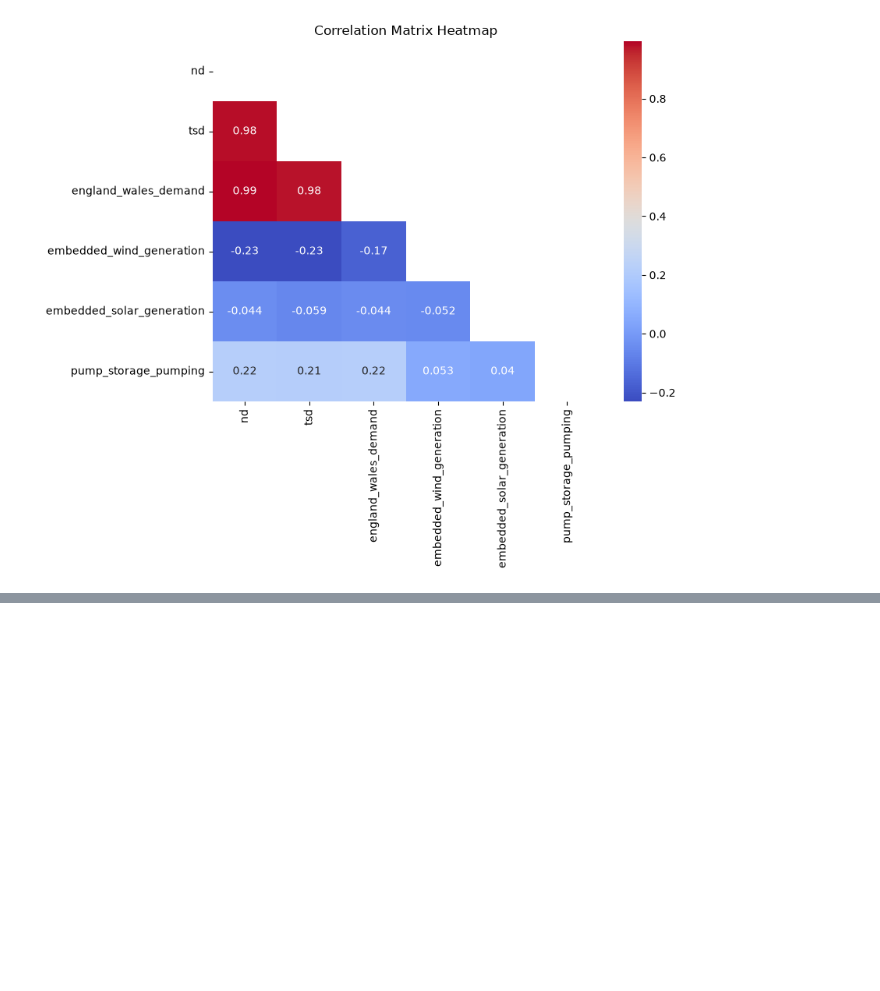
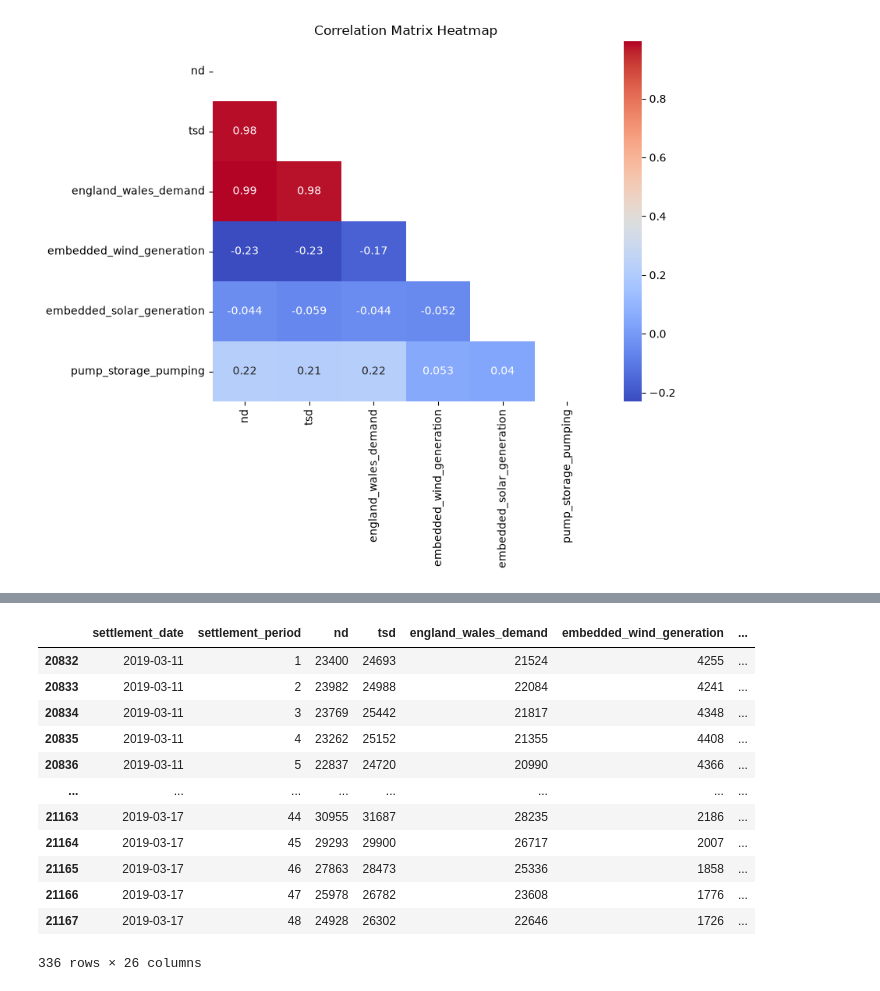
Before and after one commit to jag5m33/py_elec_grid_anomaly, a Jupyter notebook: notebooks/eda.ipynb, the cells around one changed output, grey strips where cells are left out. Saved outputs shown, nothing was run; the diff lists cells and outputs as text; code cells hidden in the pictures; blank space fills up the shorter version.

```diff
--- a/notebooks/eda.ipynb
+++ b/notebooks/eda.ipynb
@@ -760,0 +956,21 @@ plt.show()
+# %%
+one_week = df_merged[
+    (df_merged['timestamp'].dt.month.isin([3]))&
+    (df_merged['timestamp'].dt.year.isin([2019]))&
+    (df_merged['timestamp'].dt.day.isin([11,12,13,14,15,16,17]))
+]
+one_week # corerct 336 rows
+# %% [output]
+|  | settlement_date | settlement_period | nd | tsd | england_wales_demand | embedded_wind_generation | ... |
+| 20832 | 2019-03-11 | 1 | 23400 | 24693 | 21524 | 4255 | ... |
+| 20833 | 2019-03-11 | 2 | 23982 | 24988 | 22084 | 4241 | ... |
+| 20834 | 2019-03-11 | 3 | 23769 | 25442 | 21817 | 4348 | ... |
+| 20835 | 2019-03-11 | 4 | 23262 | 25152 | 21355 | 4408 | ... |
+| 20836 | 2019-03-11 | 5 | 22837 | 24720 | 20990 | 4366 | ... |
+| ... | ... | ... | ... | ... | ... | ... | ... |
+| 21163 | 2019-03-17 | 44 | 30955 | 31687 | 28235 | 2186 | ... |
+| 21164 | 2019-03-17 | 45 | 29293 | 29900 | 26717 | 2007 | ... |
+| 21165 | 2019-03-17 | 46 | 27863 | 28473 | 25336 | 1858 | ... |
+| 21166 | 2019-03-17 | 47 | 25978 | 26782 | 23608 | 1776 | ... |
+| 21167 | 2019-03-17 | 48 | 24928 | 26302 | 22646 | 1726 | ... |
+336 rows × 26 columns
```
Also changed, not shown: parts of 141 cells of this notebook, 1 other file.
